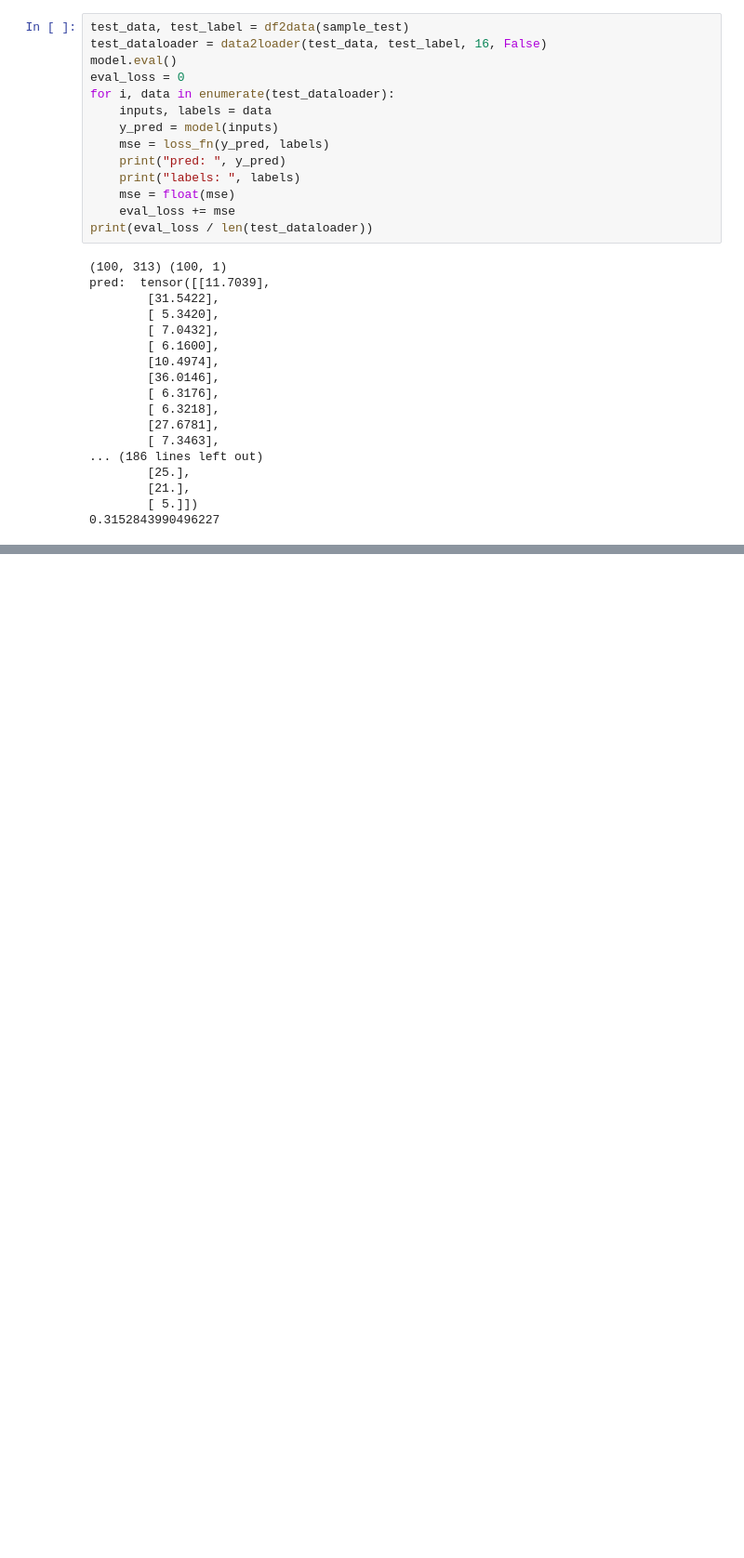
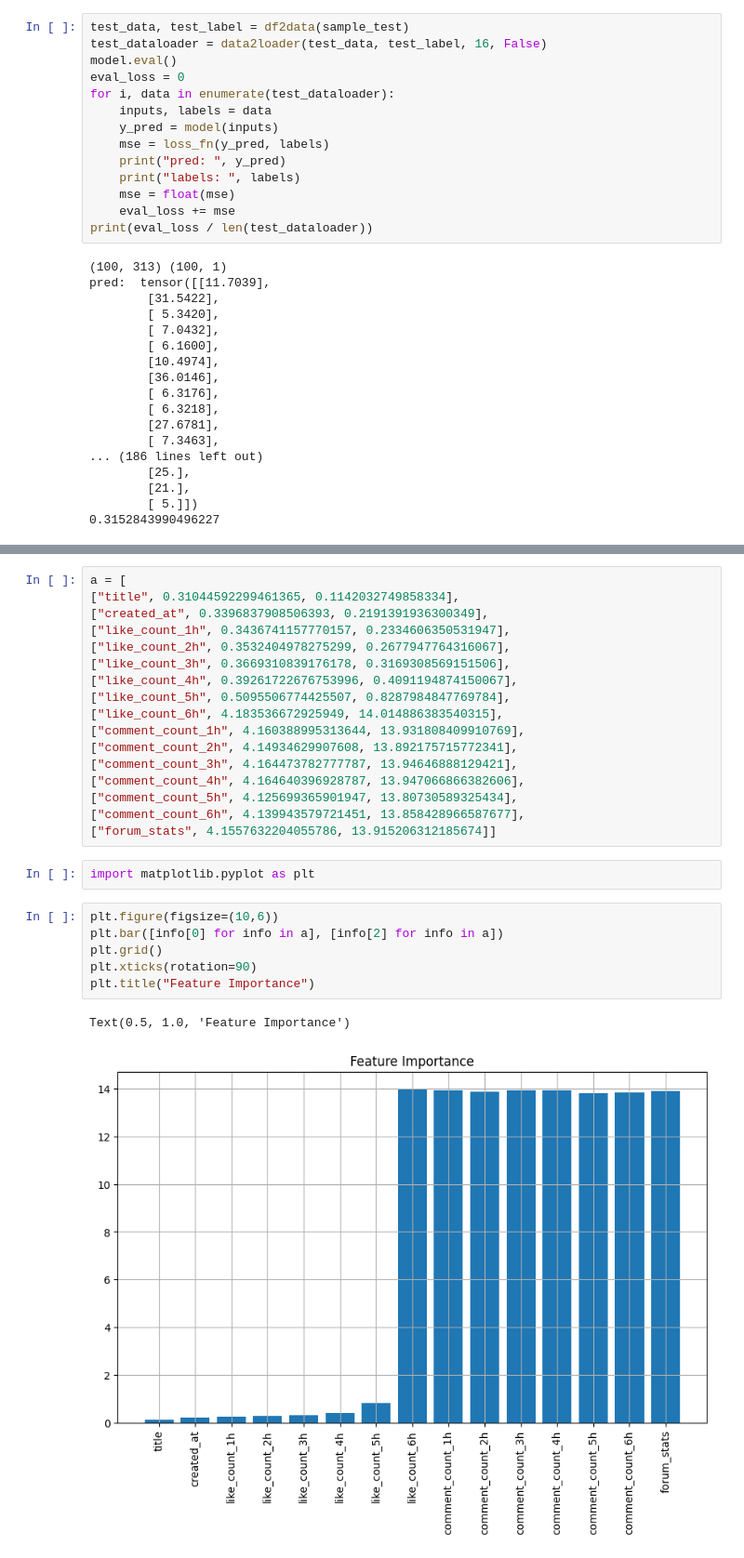
Before and after one commit to wazenmai/Guess_Like_Count_24h, a Jupyter notebook: Hope.ipynb, the cells around one changed output, grey strips where cells are left out. Shown: that part at 93% size. Saved outputs shown, nothing was run; the diff lists cells and outputs as text; blank space fills up the shorter version.

Commit message:
Add feature importance analysis

```diff
--- a/Hope.ipynb
+++ b/Hope.ipynb
@@ -607,0 +680,28 @@ pred:  tensor([[11.7039],
+# %%
+a = [
+["title", 0.31044592299461365, 0.1142032749858334],
+["created_at", 0.3396837908506393, 0.2191391936300349],
+["like_count_1h", 0.3436741157770157, 0.2334606350531947],
+["like_count_2h", 0.3532404978275299, 0.2677947764316067],
+["like_count_3h", 0.3669310839176178, 0.3169308569151506],
+["like_count_4h", 0.39261722676753996, 0.4091194874150067],
+["like_count_5h", 0.5095506774425507, 0.8287984847769784],
+["like_count_6h", 4.183536672925949, 14.014886383540315],
+["comment_count_1h", 4.160388995313644, 13.931808409910769],
+["comment_count_2h", 4.14934629907608, 13.892175715772341],
+["comment_count_3h", 4.164473782777787, 13.94646888129421],
+["comment_count_4h", 4.164640396928787, 13.947066866382606],
+["comment_count_5h", 4.125699365901947, 13.80730589325434],
+["comment_count_6h", 4.139943579721451, 13.858428966587677],
+["forum_stats", 4.1557632204055786, 13.915206312185674]]
+# %%
+import matplotlib.pyplot as plt
+# %%
+plt.figure(figsize=(10,6))
+plt.bar([info[0] for info in a], [info[2] for info in a])
+plt.grid()
+plt.xticks(rotation=90)
+plt.title("Feature Importance")
+# %% [output]
+Text(0.5, 1.0, 'Feature Importance')
+[figure, added]
```
Also changed, not shown: parts of 8 cells of this notebook, 11 other files.
